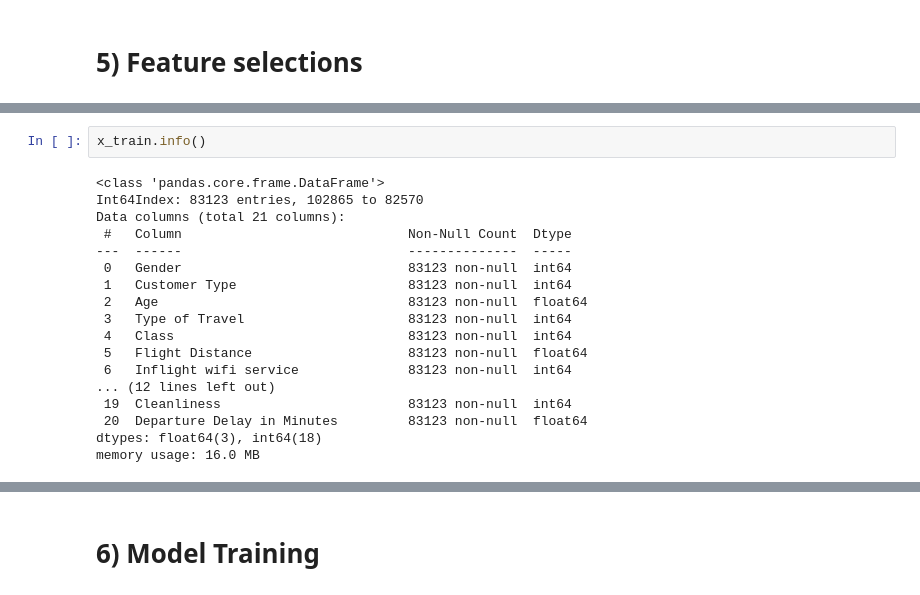
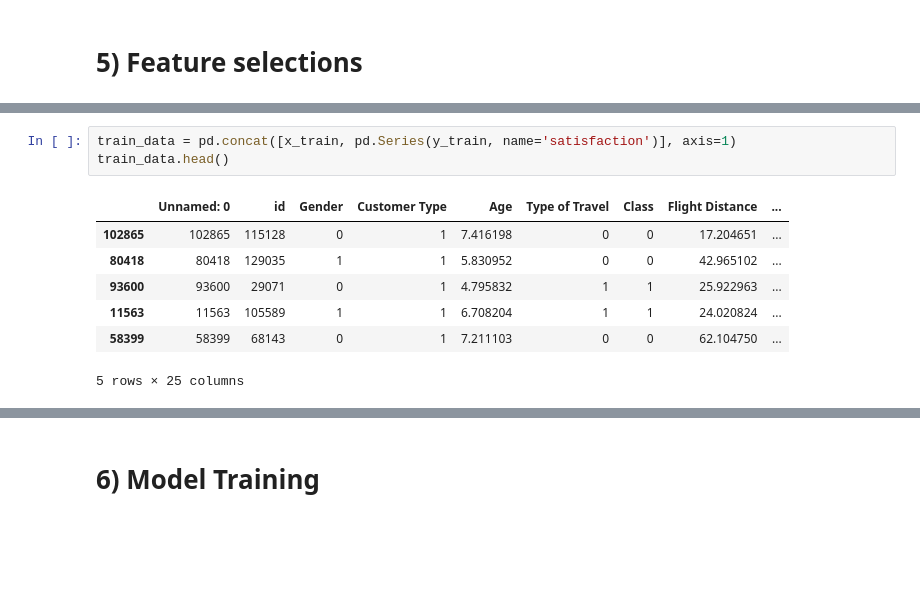
Before and after one commit to Sagarsharadshelke/Airline_passenger_satisfaction, a Jupyter notebook: Airline_passenger_satisfaction.ipynb, the cells around one changed output, grey strips where cells are left out. Cells and saved outputs as stored; diff of their text form; blank space fills up the shorter version.

```diff
--- a/Airline_passenger_satisfaction.ipynb
+++ b/Airline_passenger_satisfaction.ipynb
@@ -1048,20 +1044,11 @@ x_train.corr()
-# %%
-x_train.info()
-# %% [output]
-<class 'pandas.core.frame.DataFrame'>
-Int64Index: 83123 entries, 102865 to 82570
-Data columns (total 21 columns):
- #   Column                             Non-Null Count  Dtype
----  ------                             --------------  -----
- 0   Gender                             83123 non-null  int64
- 1   Customer Type                      83123 non-null  int64
- 2   Age                                83123 non-null  float64
- 3   Type of Travel                     83123 non-null  int64
- 4   Class                              83123 non-null  int64
- 5   Flight Distance                    83123 non-null  float64
- 6   Inflight wifi service              83123 non-null  int64
-... (12 lines left out)
- 19  Cleanliness                        83123 non-null  int64
- 20  Departure Delay in Minutes         83123 non-null  float64
-dtypes: float64(3), int64(18)
-memory usage: 16.0 MB
+# %%
+train_data = pd.concat([x_train, pd.Series(y_train, name='satisfaction')], axis=1)
+train_data.head()
+# %% [output]
+|  | Unnamed: 0 | id | Gender | Customer Type | Age | Type of Travel | Class | Flight Distance | ... |
+| 102865 | 102865 | 115128 | 0 | 1 | 7.416198 | 0 | 0 | 17.204651 | ... |
+| 80418 | 80418 | 129035 | 1 | 1 | 5.830952 | 0 | 0 | 42.965102 | ... |
+| 93600 | 93600 | 29071 | 0 | 1 | 4.795832 | 1 | 1 | 25.922963 | ... |
+| 11563 | 11563 | 105589 | 1 | 1 | 6.708204 | 1 | 1 | 24.020824 | ... |
+| 58399 | 58399 | 68143 | 0 | 1 | 7.211103 | 0 | 0 | 62.104750 | ... |
+5 rows × 25 columns
```
Also changed, not shown: parts of 45 cells of this notebook.
